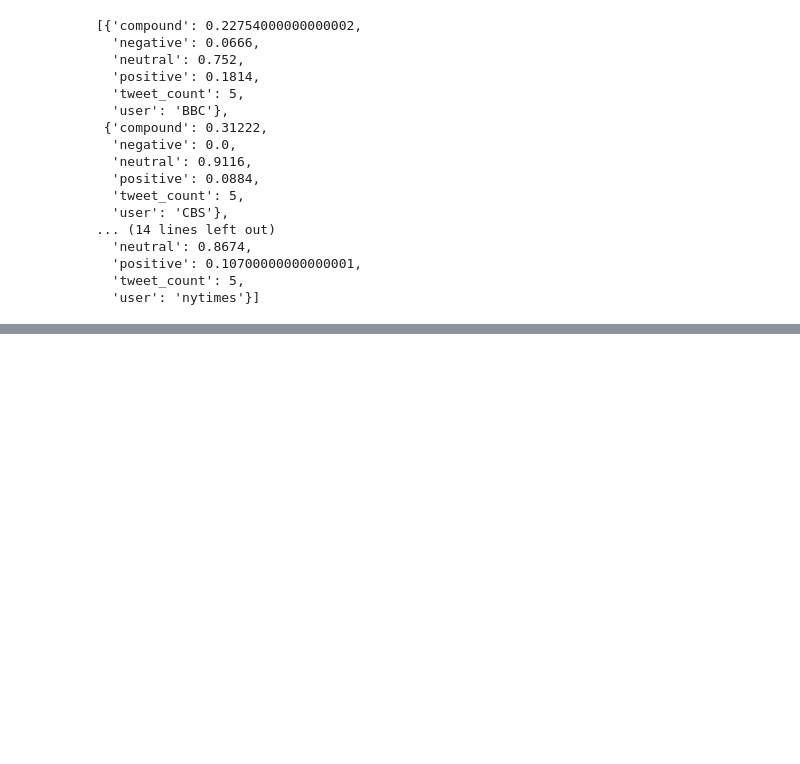
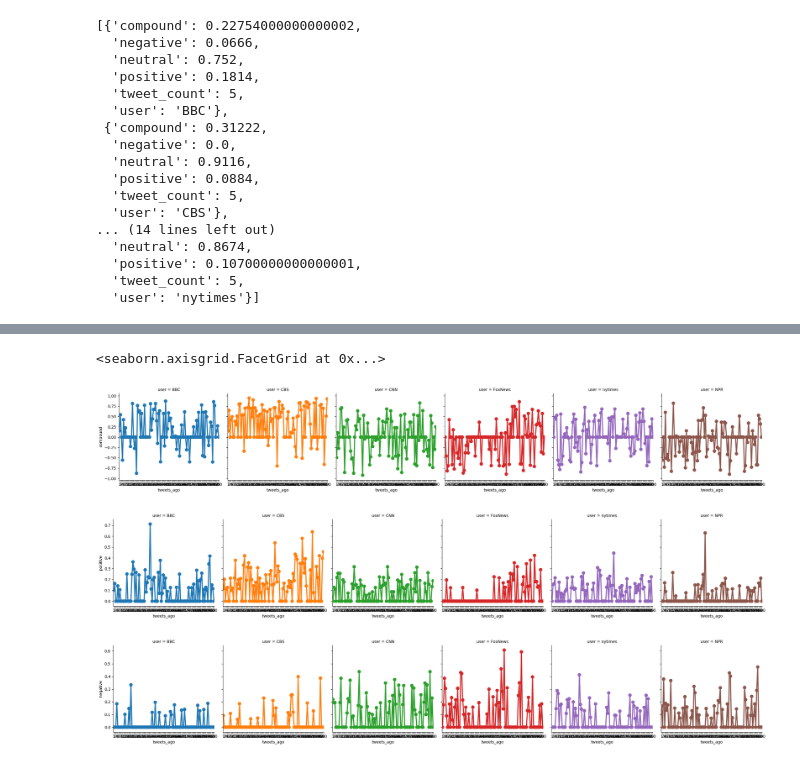
Before and after one commit to Gryazzz/News_mood_Twitter, a Jupyter notebook: News_sentiment.ipynb, the cells around one changed output, grey strips where cells are left out. Drawn from its saved outputs; the diff is of its cells as text; code cells hidden in the pictures; blank space fills up the shorter version.

```diff
--- a/News_sentiment.ipynb
+++ b/News_sentiment.ipynb
@@ -116,0 +114,11 @@ df.describe()
+# %%
+# Look at each news source separately
+plt.rcParams.update(plt.rcParamsDefault) # Set default plot style
+sns.factorplot(data=df, x="tweets_ago", y="compound", col="user", hue='user',)
+sns.factorplot(data=df, x="tweets_ago", y="positive", col="user", hue='user')
+sns.factorplot(data=df, x="tweets_ago", y="negative", col="user", hue='user')
+# %% [output]
+<seaborn.axisgrid.FacetGrid at 0x...>
+[figure, added]
+[figure, added]
+[figure, added]
```
Also changed, not shown: parts of 12 cells of this notebook.
